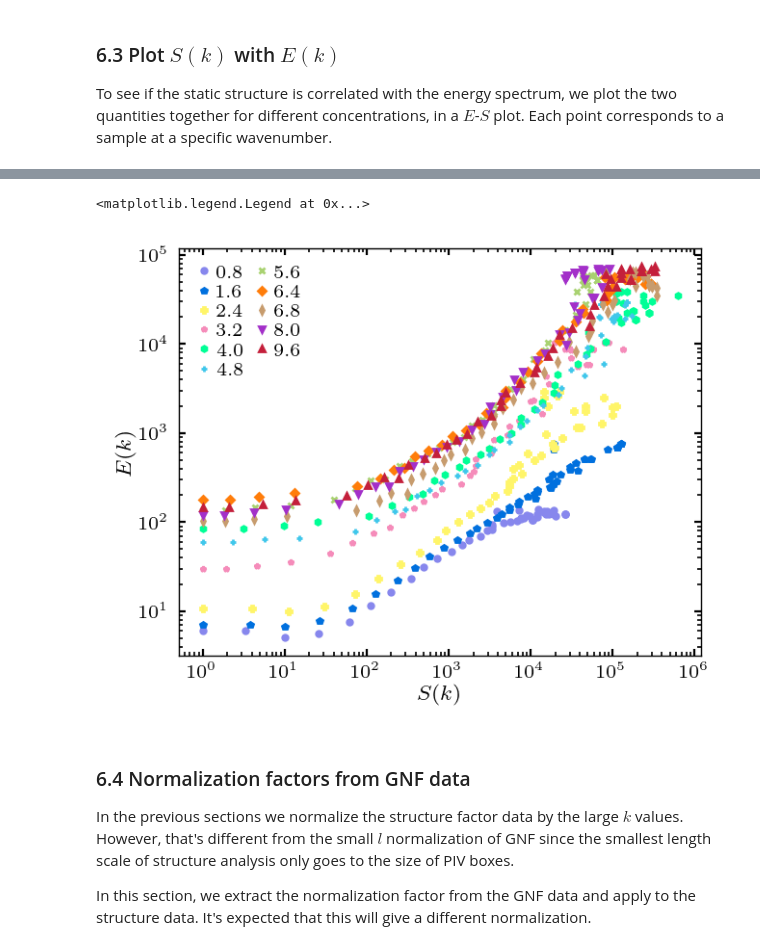
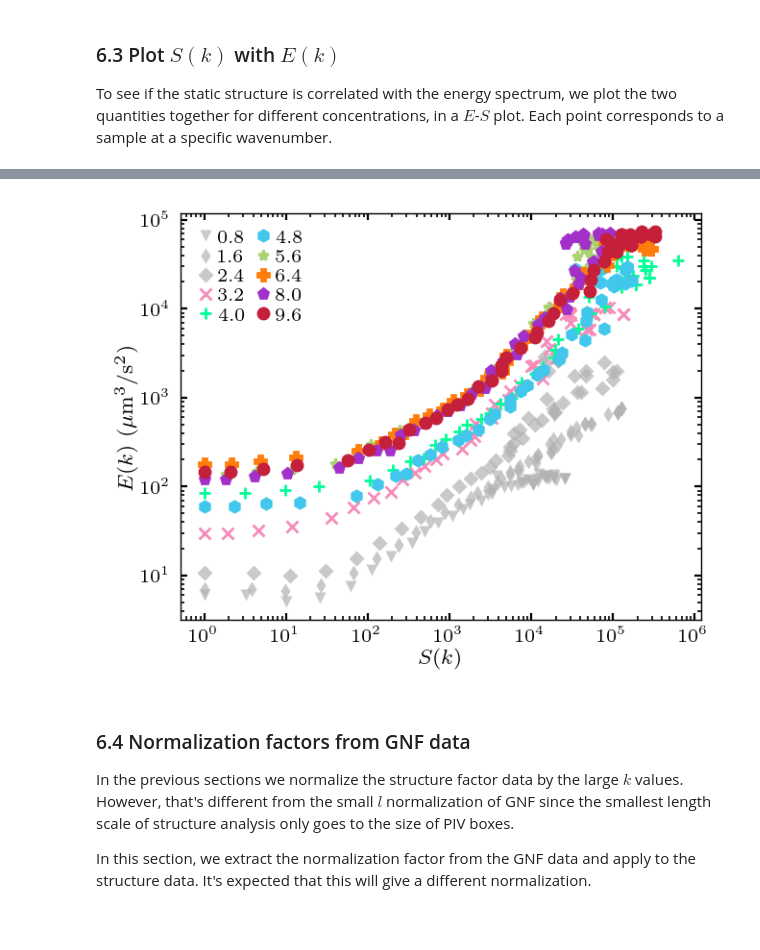
Before and after one commit to ZLoverty/Python, a Jupyter notebook: Correlation/src/fig-5_energy-spectrum.ipynb, the cells around one changed output, grey strips where cells are left out. Cells and saved outputs as stored; diff of their text form; code cells hidden in the pictures; blank space fills up the shorter version.

```diff
--- a/Correlation/src/fig-5_energy-spectrum.ipynb
+++ b/Correlation/src/fig-5_energy-spectrum.ipynb
@@ -949,17 +949,17 @@ kb = 2 * np.pi / 3
 for num, i in l.iterrows():
     if i.conc == 0:
         continue
-    stack = np.load(os.path.join(data_master_dir, i.date,
+    stack = np.load(os.path.join(data_master_dir, 'level-2-data', i.date,
                                  'small_imseq', '{:02d}'.format(i.run_number), 'stack.npy'))
     df_list = []
     for rho in stack[-300:-1:10]:
         xy_df = static_structure(rho, 8.33, n=50)
-        xy_df.y = xy_df.y
-        df_list.append(xy_df)
-    df = pd.concat(df_list).sort_values(by='x')
-    x, y = xy_bin(df.x, df.y, n=50)
-    xy_df = pd.DataFrame({'x': x, 'y':y}).assign(conc=i.conc).fillna(method='pad').fillna(method='bfill')
-    plt.plot(xy_df.x/kb, np.array(xy_df.y/xy_df.y.iloc[-1]), label=i.conc, color=viridis(count))
+        df_list.append(xy_df.set_index('x'))
+    df = pd.concat(df_list, axis=1).mean(axis=1).to_frame('y')#.sort_values(by='x')
+#     x, y = xy_bin(df.x, df.y, n=50)
+#     xy_df = pd.DataFrame({'x': x, 'y':y}).assign(conc=i.conc).fillna(method='pad').fillna(method='bfill')
+    xy_df = df
+    plt.plot(xy_df.index/kb, np.array(xy_df.y/xy_df.y.iloc[-1]), label=i.conc, color=viridis(count))
     if count == 0:
         structure_data = xy_df
     else:
@@ -1032,19 +1032,24 @@ es_df = es_df.fillna(method='pad')
 ss.to_csv(os.path.join(data_master_dir, 'structure-factor', 'structure-factor.csv'))
 # %%
 fig, ax = plt.subplots(figsize=(3.5, 2.8), dpi=200)
-count = 0
 for c in es_df:
-    plt.plot(ss[[c]]/ss[[c]].iloc[-1], es_df[[c]],
-             color=wowcolor(color_dict[str(c)]), ls='', marker=marker_list[count], markersize=2,
-             label='{:.1f}'.format(int(c)*n0_to_vf))
-    count += 1
+    if c == '85':
+        continue
+    if c == '10' or c == '20' or c == '30':
+        plt.plot(ss[[c]]/ss[[c]].iloc[-1], es_df[[c]],
+                 mec=(0,0,0,0), ls='', marker=marker_list[color_dict[str(c)]], markersize=4, mfc=(.7,.7,.7,.7),
+                 label='{:.1f}'.format(int(c)*n0_to_vf))
+    else:
+        plt.plot(ss[[c]]/ss[[c]].iloc[-1], es_df[[c]],
+                 color=wowcolor(color_dict[str(c)]), ls='', marker=marker_list[color_dict[str(c)]], markersize=4,
+                 label='{:.1f}'.format(int(c)*n0_to_vf))
 ax.set_xlabel('$S(k)$')
-ax.set_ylabel('$E(k)$')
-plt.loglog()
-plt.legend(ncol=2)
+ax.set_ylabel('$E(k)$ ($\mu$m$^3$/s$^2$)')
+ax.loglog()
+ax.legend(ncol=2)
+fig.savefig(r'C:\Users\liuzy\Google Drive\Research projects\DF\Figures\static-structure\E-S.pdf')
 # %% [output]
-<matplotlib.legend.Legend at 0x...>
-[figure, old version]
+[figure, new version]
 # %% [markdown]
 ### 6.4 Normalization factors from GNF data
 
```
Also changed, not shown: parts of 19 cells of this notebook.
